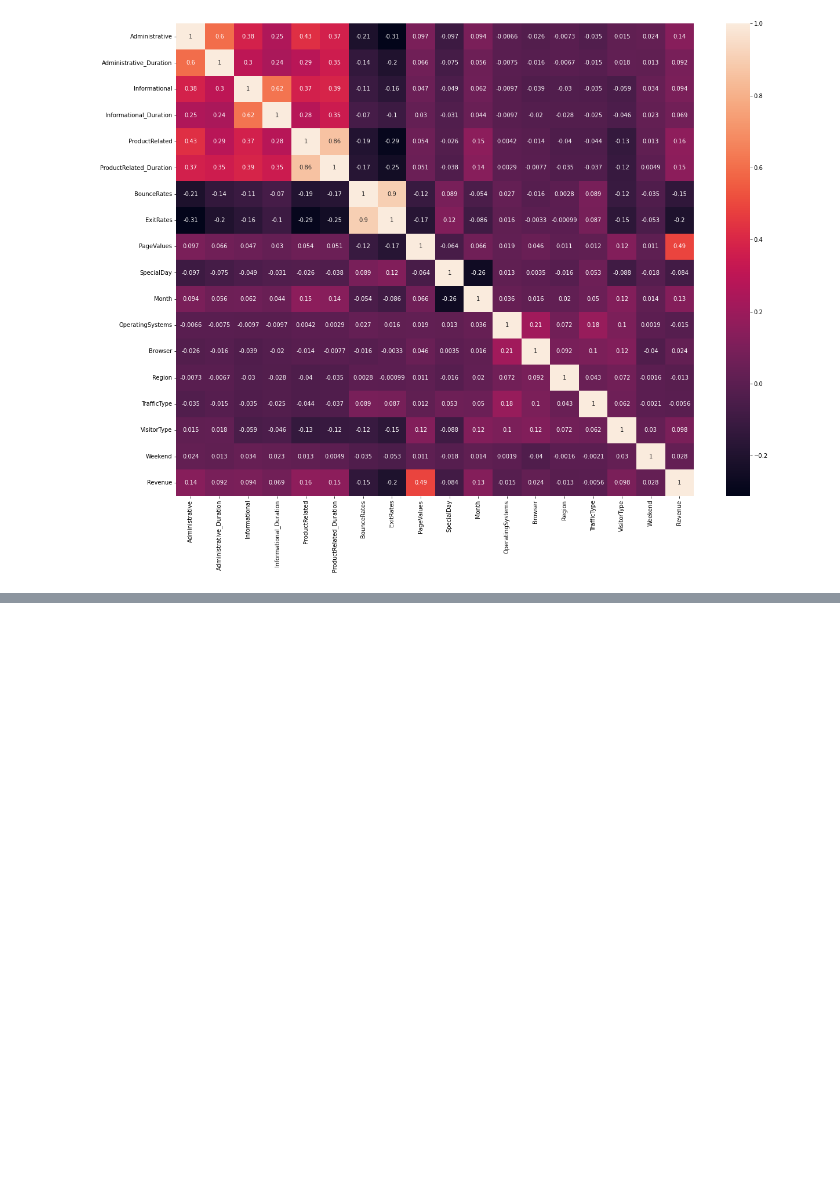
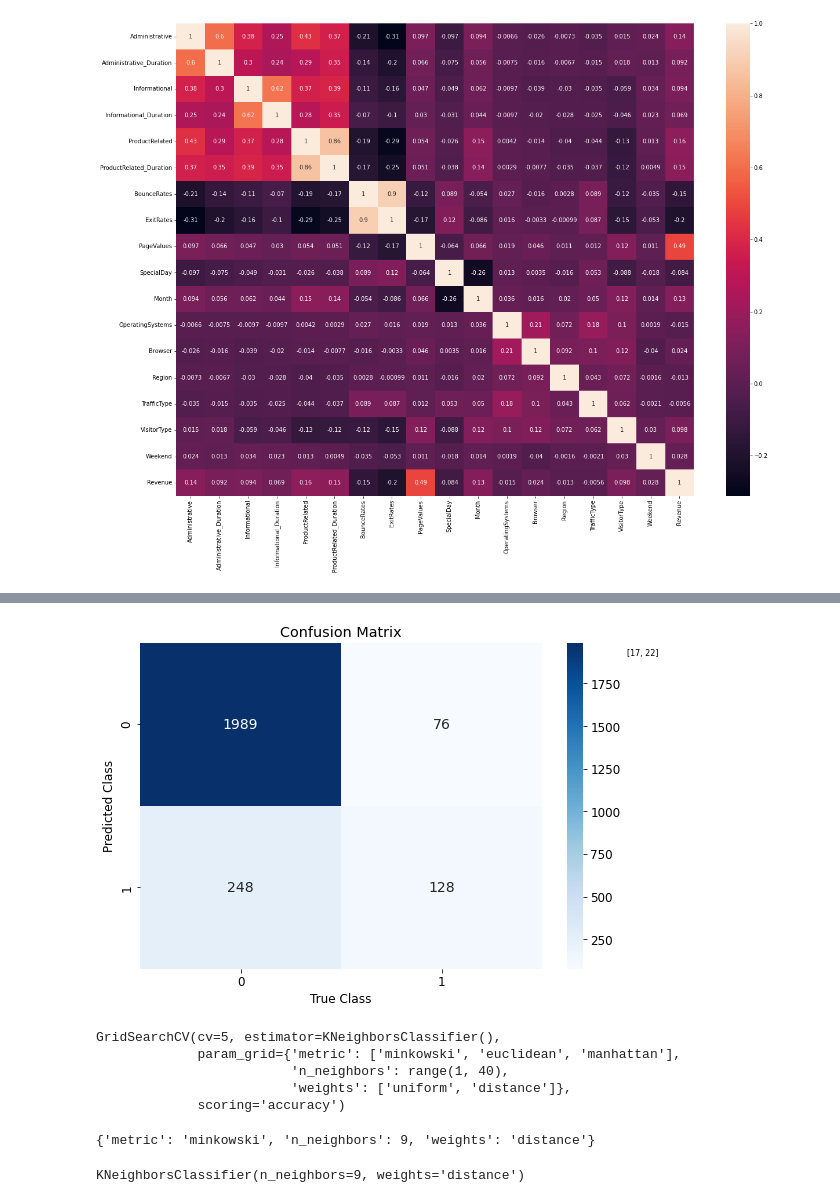
Before and after one commit to Kaustuv-Karki/Data-mining, a Jupyter notebook: KNN/knn-online-shop.ipynb, the cells around one changed output, grey strips where cells are left out. Saved outputs shown, nothing was run; the diff lists cells and outputs as text; code cells hidden in the pictures; blank space fills up the shorter version.

```diff
--- a/KNN/knn-online-shop.ipynb
+++ b/KNN/knn-online-shop.ipynb
@@ -227,0 +289,3 @@ plt.rcParams.update({'font.size': 24})
+# %%
+# data_y = data.iloc[:, -1]
+data_y = data["Revenue"]
@@ -227,0 +300,2 @@ plt.rcParams.update({'font.size': 24})
+# %%
+train_x , test_x, train_y, test_y = train_test_split(data_x, data_y, test_size=0.2, random_state=20)
@@ -227,0 +320,3 @@ plt.rcParams.update({'font.size': 24})
+# %%
+knn = KNeighborsClassifier()
+knn.fit(train_x, train_y)
@@ -227,0 +342,13 @@ plt.rcParams.update({'font.size': 24})
+# %%
+cm = confusion_matrix(test_y, knn.predict(test_x))
+# %%
+plt.figure(figsize=(9, 6))
+plt.title('Confusion Matrix')
+sns.heatmap(cm, annot=True, fmt="", cmap='Blues',annot_kws={"fontsize": 14})
+plt.xlabel('True Class')
+plt.ylabel('Predicted Class')
+plt.title("Confusion Matrix")
+plt.figtext(0.9,0.85,'[17, 22]',ha='center',fontsize=8)
+plt.rcParams.update({'font.size': 8})
+# %% [output]
+[figure, added]
@@ -227,0 +361,19 @@ plt.rcParams.update({'font.size': 24})
+# %%
+knn_clf = KNeighborsClassifier()
+gscv = GridSearchCV(knn_clf, param_grid=parameters, scoring="accuracy", cv=5)
+gscv.fit(train_x, train_y)
+# %% [output]
+GridSearchCV(cv=5, estimator=KNeighborsClassifier(),
+             param_grid={'metric': ['minkowski', 'euclidean', 'manhattan'],
+                         'n_neighbors': range(1, 40),
+                         'weights': ['uniform', 'distance']},
+             scoring='accuracy')
+# %%
+print(gscv.best_params_)
+# %% [output]
+{'metric': 'minkowski', 'n_neighbors': 9, 'weights': 'distance'}
+# %%
+knn_best = KNeighborsClassifier(n_neighbors = 9, weights='distance', metric='minkowski')
+knn_best.fit(train_x, train_y)
+# %% [output]
+KNeighborsClassifier(n_neighbors=9, weights='distance')
```
Also changed, not shown: parts of 34 cells of this notebook.
